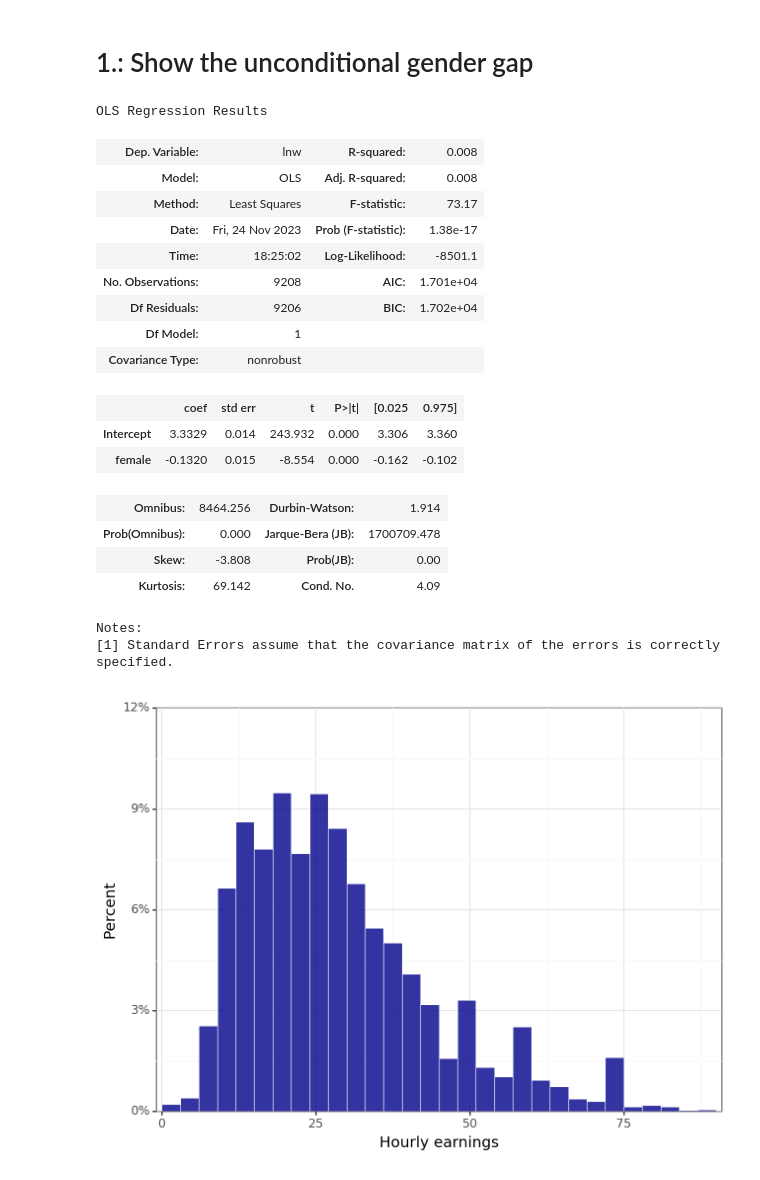
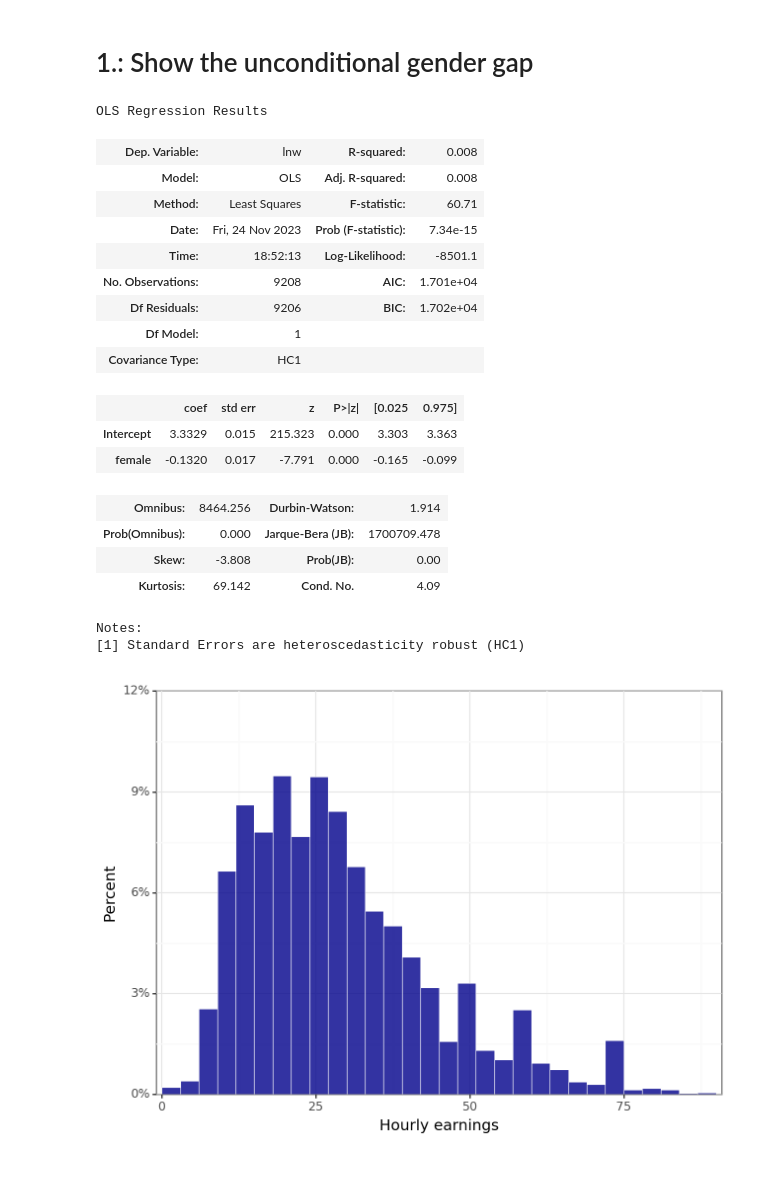
Before and after one commit to Iandrewburg/DA-2-ASSIGNMENT-1, a Jupyter notebook: DA_2_HW_1_Delivery.ipynb, the cells around one changed output. Drawn from its saved outputs; the diff is of its cells as text; code cells hidden in the pictures.

```diff
--- a/DA_2_HW_1_Delivery.ipynb
+++ b/DA_2_HW_1_Delivery.ipynb
@@ -48,28 +47,28 @@ Name: count, dtype: int64
 # %% [markdown]
 # 1.: Show the unconditional gender gap
 # %%
-reg1 = smf.ols(formula="lnw~female", data=xc).fit()
+reg1 = smf.ols(formula="lnw~female", data=xc).fit(cov_type="HC1")
 reg1.summary()
 # %% [output]
 OLS Regression Results
 | Dep. Variable: | lnw | R-squared: | 0.008 |
 | Model: | OLS | Adj. R-squared: | 0.008 |
-| Method: | Least Squares | F-statistic: | 73.17 |
-| Date: | Fri, 24 Nov 2023 | Prob (F-statistic): | 1.38e-17 |
-| Time: | 18:25:02 | Log-Likelihood: | -8501.1 |
+| Method: | Least Squares | F-statistic: | 60.71 |
+| Date: | Fri, 24 Nov 2023 | Prob (F-statistic): | 7.34e-15 |
+| Time: | 18:52:13 | Log-Likelihood: | -8501.1 |
 | No. Observations: | 9208 | AIC: | 1.701e+04 |
 | Df Residuals: | 9206 | BIC: | 1.702e+04 |
 | Df Model: | 1 |  |  |
-| Covariance Type: | nonrobust |  |  |
+| Covariance Type: | HC1 |  |  |
-|  | coef | std err | t | P>|t| | [0.025 | 0.975] |
-| Intercept | 3.3329 | 0.014 | 243.932 | 0.000 | 3.306 | 3.360 |
-| female | -0.1320 | 0.015 | -8.554 | 0.000 | -0.162 | -0.102 |
+|  | coef | std err | z | P>|z| | [0.025 | 0.975] |
+| Intercept | 3.3329 | 0.015 | 215.323 | 0.000 | 3.303 | 3.363 |
+| female | -0.1320 | 0.017 | -7.791 | 0.000 | -0.165 | -0.099 |
 | Omnibus: | 8464.256 | Durbin-Watson: | 1.914 |
 | Prob(Omnibus): | 0.000 | Jarque-Bera (JB): | 1700709.478 |
 | Skew: | -3.808 | Prob(JB): | 0.00 |
 | Kurtosis: | 69.142 | Cond. No. | 4.09 |
 Notes:
-[1] Standard Errors assume that the covariance matrix of the errors is correctly specified.
+[1] Standard Errors are heteroscedasticity robust (HC1)
 # %%
 (
     ggplot(xc, aes(x="w", y="stat(count)/sum(stat(count))"))
```
Also changed, not shown: parts of 6 cells of this notebook.
